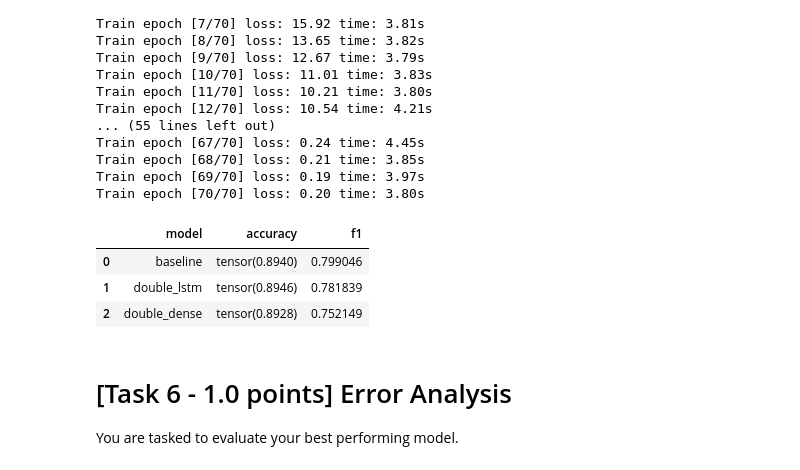
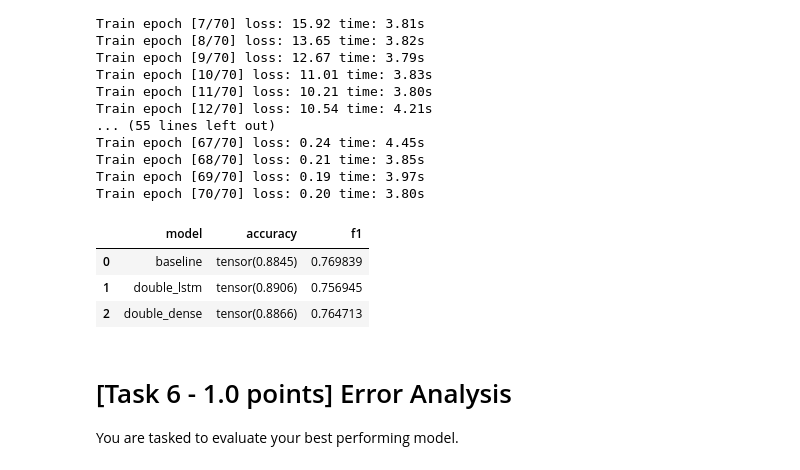
Before and after one commit to AndreaZecca/NLP-assignments, a Jupyter notebook: Assignment-1/Assignment1.ipynb, the cells around one changed output. Drawn from its saved outputs; the diff is of its cells as text; code cells hidden in the pictures.

```diff
--- a/Assignment-1/Assignment1.ipynb
+++ b/Assignment-1/Assignment1.ipynb
@@ -745,19 +761,19 @@ Train epoch [68/70] loss: 0.21 time: 3.85s
 Train epoch [69/70] loss: 0.19 time: 3.97s
 Train epoch [70/70] loss: 0.20 time: 3.80s
 # %%
-baseline_accuracy, baseline_f1, baseline_pred, baseline_targ = evaluate(best_baseline_model, loss_function_baseline, test_dl, verbose=False)
-double_lstm_accuracy, double_lstm_f1, double_lstm_pred, double_lstm_targ = evaluate(best_double_lstm_model, loss_double_lstm, test_dl,  verbose=False)
-double_dense_accuracy, double_dense_f1, double_dense_pred, double_dense_targ = evaluate(best_double_dense_model, loss_double_dense, test_dl,  verbose=False)
+baseline_accuracy, baseline_f1, baseline_pred, baseline_targ = evaluate(best_baseline_model, loss_function_baseline, val_dl, verbose=False)
+double_lstm_accuracy, double_lstm_f1, double_lstm_pred, double_lstm_targ = evaluate(best_double_lstm_model, loss_double_lstm, val_dl,  verbose=False)
+double_dense_accuracy, double_dense_f1, double_dense_pred, double_dense_targ = evaluate(best_double_dense_model, loss_double_dense, val_dl,  verbose=False)
 
 
 results = pd.DataFrame(columns=['model','accuracy','f1'])
 results.loc[0] = ['baseline', baseline_accuracy, baseline_f1]
 results.loc[1] = ['double_lstm', double_lstm_accuracy, double_lstm_f1]
 results.loc[2] = ['double_dense', double_dense_accuracy, double_dense_f1]
 
 results
 # %% [output]
 |  | model | accuracy | f1 |
-| 0 | baseline | tensor(0.8940) | 0.799046 |
-| 1 | double_lstm | tensor(0.8946) | 0.781839 |
-| 2 | double_dense | tensor(0.8928) | 0.752149 |
+| 0 | baseline | tensor(0.8845) | 0.769839 |
+| 1 | double_lstm | tensor(0.8906) | 0.756945 |
+| 2 | double_dense | tensor(0.8866) | 0.764713 |
```
Also changed, not shown: parts of 5 cells of this notebook, 3 other files.
